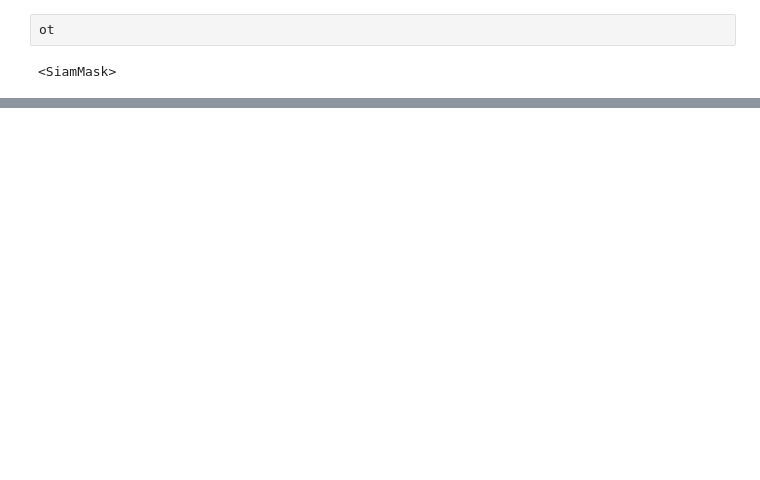
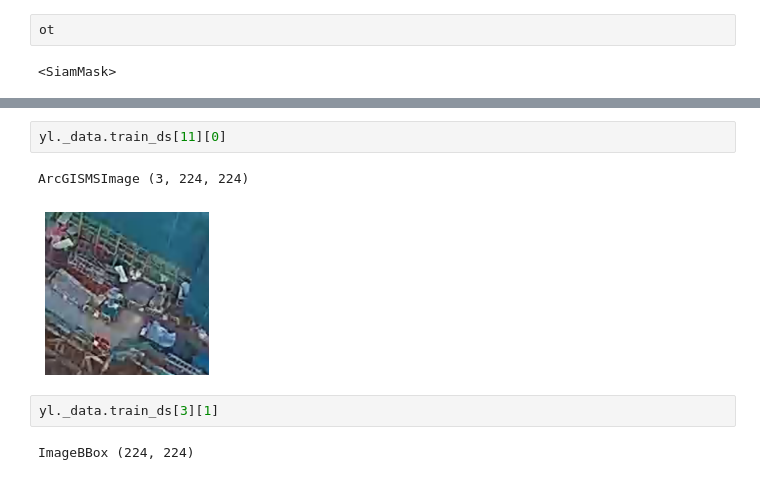
Before and after one commit to AlexanderPoone/arcgis-demo-collection, a Jupyter notebook: traffic2/example.ipynb, the cells around one changed output, grey strips where cells are left out. Drawn from its saved outputs; the diff is of its cells as text; blank space fills up the shorter version.

```diff
--- a/traffic2/example.ipynb
+++ b/traffic2/example.ipynb
@@ -40,0 +172,9 @@ ot.show_results()
+# %%
+yl._data.train_ds[11][0]
+# %% [output]
+ArcGISMSImage (3, 224, 224)
+[figure, added]
+# %%
+yl._data.train_ds[3][1]
+# %% [output]
+ImageBBox (224, 224)
```
Also changed, not shown: parts of 18 cells of this notebook, 1 other file.
